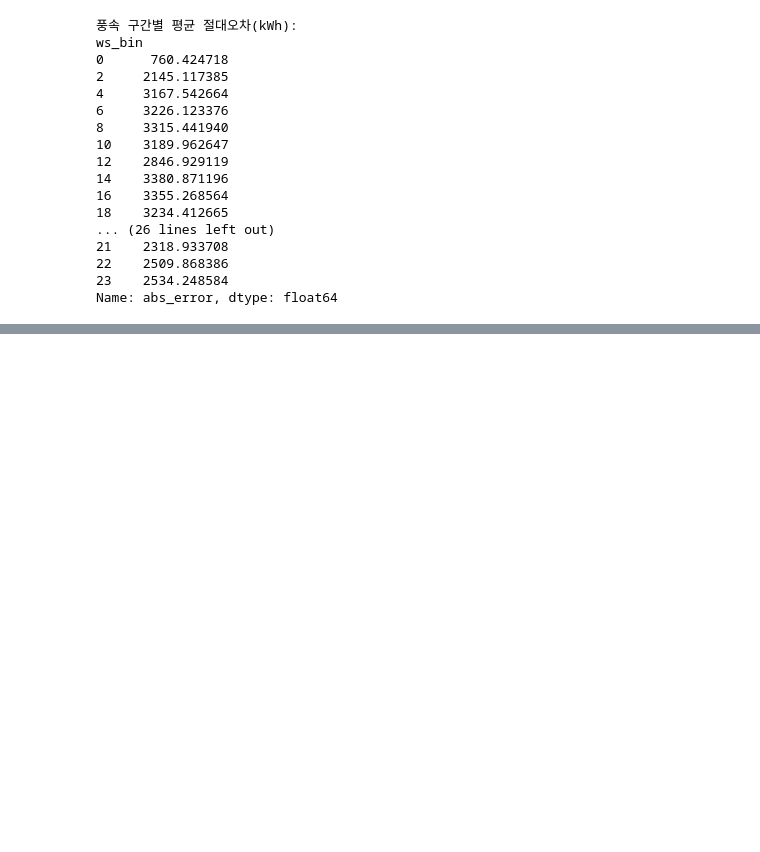
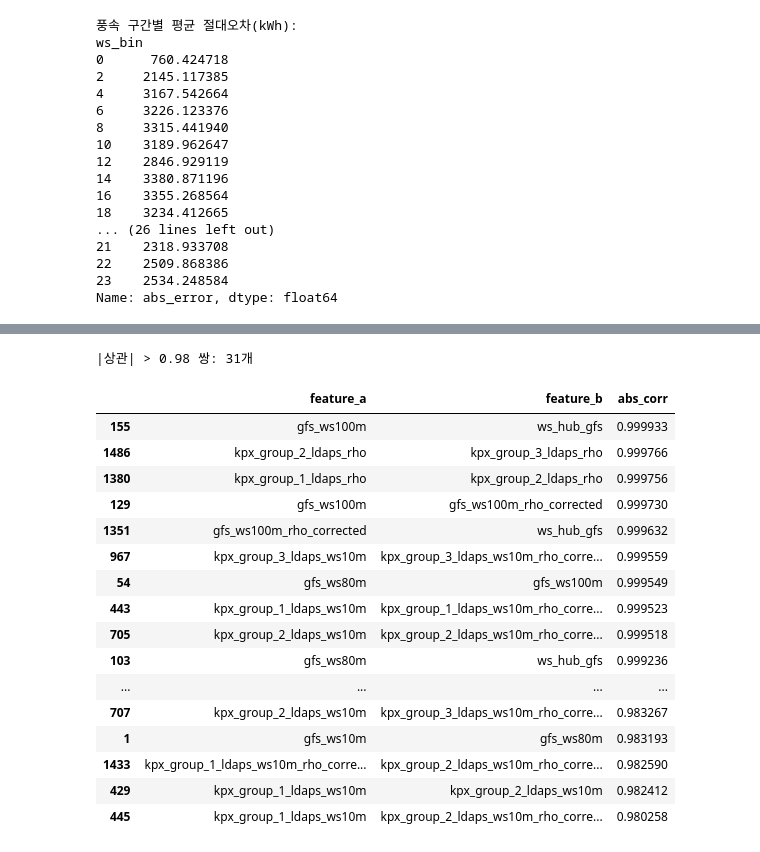
Before and after one commit to cms6090/wind_forecast, a Jupyter notebook: notebooks/04_model_selection.ipynb, the cells around one changed output, grey strips where cells are left out. Drawn from its saved outputs; the diff is of its cells as text; code cells hidden in the pictures; blank space fills up the shorter version.

```diff
--- a/notebooks/04_model_selection.ipynb
+++ b/notebooks/04_model_selection.ipynb
@@ -641,0 +694,32 @@ Name: abs_error, dtype: float64
+# %%
+corr_matrix = train_df[FEATURE_COLS].corr().abs()
+upper = corr_matrix.where(np.triu(np.ones(corr_matrix.shape), k=1).astype(bool))
+
+high_corr_pairs = (
+    upper.stack()
+    .reset_index()
+    .rename(columns={"level_0": "feature_a", "level_1": "feature_b", 0: "abs_corr"})
+    .query("abs_corr > 0.98")
+    .sort_values("abs_corr", ascending=False)
+)
+print(f"|상관| > 0.98 쌍: {len(high_corr_pairs)}개")
+high_corr_pairs
+# %% [output]
+|상관| > 0.98 쌍: 31개
+|  | feature_a | feature_b | abs_corr |
+| 155 | gfs_ws100m | ws_hub_gfs | 0.999933 |
+| 1486 | kpx_group_2_ldaps_rho | kpx_group_3_ldaps_rho | 0.999766 |
+| 1380 | kpx_group_1_ldaps_rho | kpx_group_2_ldaps_rho | 0.999756 |
+| 129 | gfs_ws100m | gfs_ws100m_rho_corrected | 0.999730 |
+| 1351 | gfs_ws100m_rho_corrected | ws_hub_gfs | 0.999632 |
+| 967 | kpx_group_3_ldaps_ws10m | kpx_group_3_ldaps_ws10m_rho_corre... | 0.999559 |
+| 54 | gfs_ws80m | gfs_ws100m | 0.999549 |
+| 443 | kpx_group_1_ldaps_ws10m | kpx_group_1_ldaps_ws10m_rho_corre... | 0.999523 |
+| 705 | kpx_group_2_ldaps_ws10m | kpx_group_2_ldaps_ws10m_rho_corre... | 0.999518 |
+| 103 | gfs_ws80m | ws_hub_gfs | 0.999236 |
+| ... | ... | ... | ... |
+| 707 | kpx_group_2_ldaps_ws10m | kpx_group_3_ldaps_ws10m_rho_corre... | 0.983267 |
+| 1 | gfs_ws10m | gfs_ws80m | 0.983193 |
+| 1433 | kpx_group_1_ldaps_ws10m_rho_corre... | kpx_group_2_ldaps_ws10m_rho_corre... | 0.982590 |
+| 429 | kpx_group_1_ldaps_ws10m | kpx_group_2_ldaps_ws10m | 0.982412 |
+| 445 | kpx_group_1_ldaps_ws10m | kpx_group_2_ldaps_ws10m_rho_corre... | 0.980258 |
```
Also changed, not shown: parts of 14 cells of this notebook, 2 other files.
